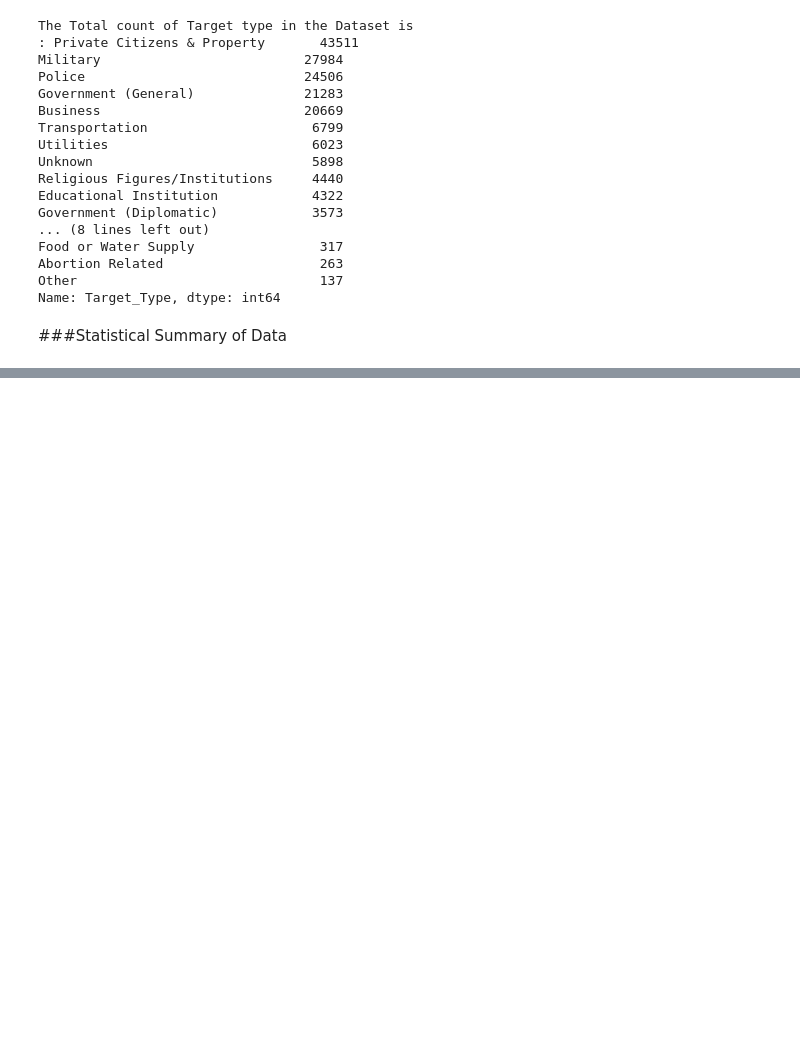
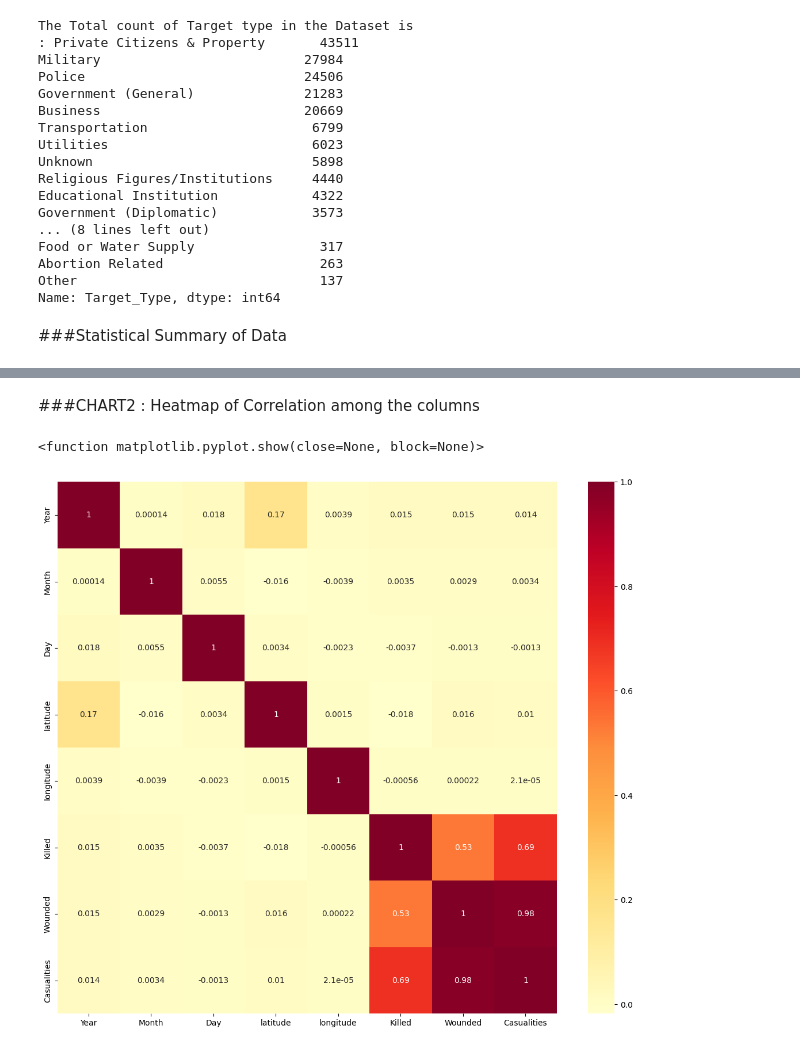
Before and after one commit to Priyankamishra2098/Global-terrorism-dataset-EDA, a Jupyter notebook: EDA_Project.ipynb, the cells around one changed output, grey strips where cells are left out. Saved outputs shown, nothing was run; the diff lists cells and outputs as text; code cells hidden in the pictures; blank space fills up the shorter version.

```diff
--- a/EDA_Project.ipynb
+++ b/EDA_Project.ipynb
@@ -315,0 +357,10 @@ df.describe()
+# %% [markdown]
+###CHART2 : Heatmap of Correlation among the columns
+# %%
+fig,axes = plt.subplots(1,1,figsize = (14,12))
+sns.heatmap(df.corr(),annot = True,cmap = "YlOrRd"
+)
+plt.show
+# %% [output]
+<function matplotlib.pyplot.show(close=None, block=None)>
+[figure, added]
```
Also changed, not shown: parts of 23 cells of this notebook.
